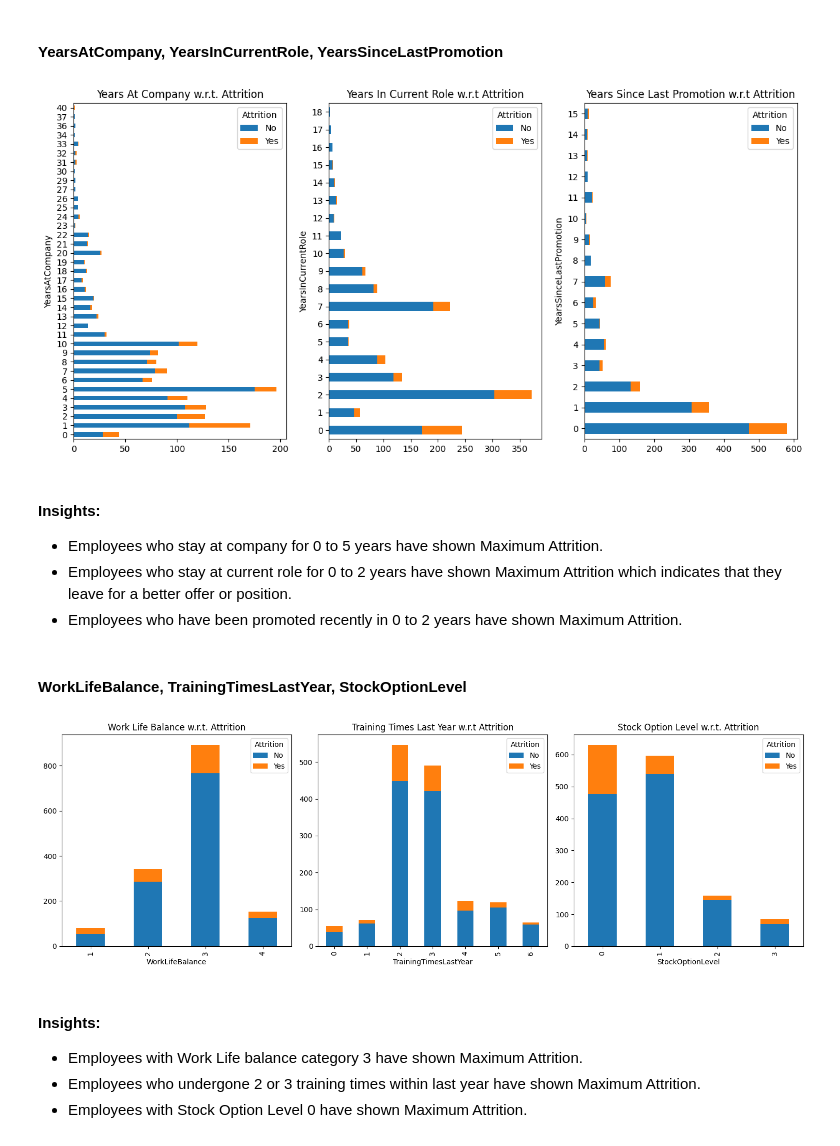
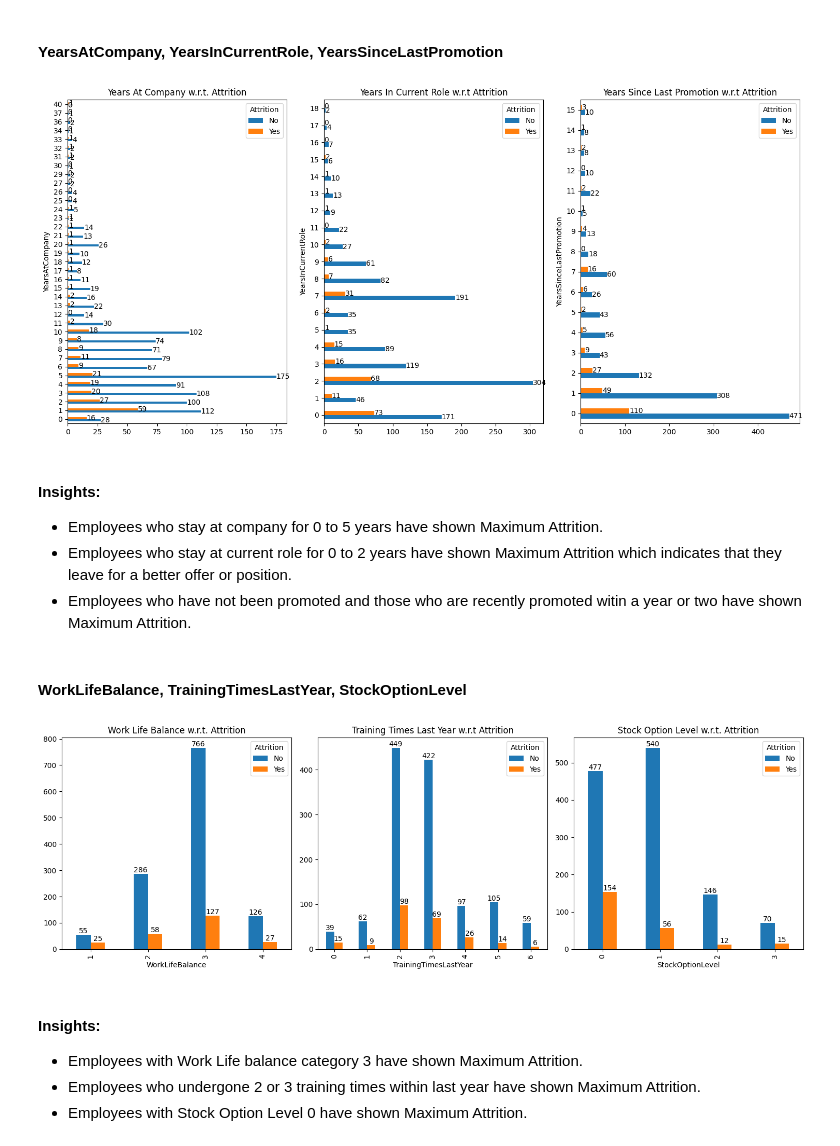
Before and after one commit to Akshay-Paunikar/IBM_Employee_Attrition_ML, a Jupyter notebook: notebook/IBM_Employee_Attrition_EDA.ipynb, the cells around one changed output. Saved outputs shown, nothing was run; the diff lists cells and outputs as text; code cells hidden in the pictures.

```diff
--- a/notebook/IBM_Employee_Attrition_EDA.ipynb
+++ b/notebook/IBM_Employee_Attrition_EDA.ipynb
@@ -474,16 +474,16 @@ plt.show()
 # %% [markdown]
 #### YearsWithCurrManager, PercentSalaryHike, TotalWorkingYears
 # %%
-fig = plt.figure(figsize=(15,5))
+fig = plt.figure(figsize=(15,6))
 
 # YearsWithCurrManager
 
 ax1 = plt.subplot2grid((1,3),(0,0))
 YrsCurrMngr = data.groupby(['Attrition', 'YearsWithCurrManager']).size().reset_index().pivot(
     columns='Attrition', index='YearsWithCurrManager', values=0)
-YrsCurrMngr.plot(kind='bar', stacked=True, ax=ax1)
-# for i in ax1.containers:
-#     ax1.bar_label(i)
+YrsCurrMngr.plot(kind='barh', stacked=False, ax=ax1)
+for i in ax1.containers:
+    ax1.bar_label(i)
 plt.title("Years With Current Manager w.r.t. Attrition")
 
 # PercentSalaryHike
@@ -502,6 +502,6 @@ sns.histplot(data=data, x='TotalWorkingYears', hue='Attrition', kde=True)
 #     ax3.bar_label(i)
 plt.title("Total Working Years w.r.t Attrition")
 
-plt.tight_layout()
+# plt.tight_layout()
 plt.show()
 # %% [output]
@@ -516,45 +516,45 @@ plt.show()
 # %%
 fig = plt.figure(figsize=(15,7))
 
 # YearsAtCompany
 
 ax1 = plt.subplot2grid((1,3),(0,0))
 YrsAtCom = data.groupby(['Attrition', 'YearsAtCompany']).size().reset_index().pivot(
     columns='Attrition', index='YearsAtCompany', values=0)
-YrsAtCom.plot(kind='barh', stacked=True, ax=ax1)
-# for i in ax1.containers:
-#     ax1.bar_label(i)
+YrsAtCom.plot(kind='barh', stacked=False, ax=ax1)
+for i in ax1.containers:
+    ax1.bar_label(i)
 plt.title("Years At Company w.r.t. Attrition")
 
 # YearsInCurrentRole
 
 ax2 = plt.subplot2grid((1,3),(0,1))
 YrsCurrRol = data.groupby(['Attrition', 'YearsInCurrentRole']).size().reset_index().pivot(
     columns='Attrition', index='YearsInCurrentRole', values=0)
-YrsCurrRol.plot(kind='barh', stacked=True, ax=ax2)
-# for i in ax2.containers:
-#     ax2.bar_label(i)
+YrsCurrRol.plot(kind='barh', stacked=False, ax=ax2)
+for i in ax2.containers:
+    ax2.bar_label(i)
 plt.title("Years In Current Role w.r.t Attrition")
 
 # YearsSinceLastPromotion
 
 ax3 = plt.subplot2grid((1,3),(0,2))
 YrsLastProm = data.groupby(['Attrition', 'YearsSinceLastPromotion']).size().reset_index().pivot(
     columns='Attrition', index='YearsSinceLastPromotion', values=0)
-YrsLastProm.plot(kind='barh', stacked=True, ax=ax3)
-# for i in ax3.containers:
-#     ax3.bar_label(i)
+YrsLastProm.plot(kind='barh', stacked=False, ax=ax3)
+for i in ax3.containers:
+    ax3.bar_label(i)
 plt.title("Years Since Last Promotion w.r.t Attrition")
 
-# plt.tight_layout()
+plt.tight_layout()
 plt.show()
 # %% [output]
-[figure, old version]
+[figure, new version]
 # %% [markdown]
 #### Insights:
  - Employees who stay at company for 0 to 5 years have shown Maximum Attrition.
  - Employees who stay at current role for 0 to 2 years have shown Maximum Attrition which indicates that they leave for a better offer or position.
- - Employees who have been promoted recently in 0 to 2 years have shown Maximum Attrition.
+ - Employees who have not been promoted and those who are recently promoted witin a year or two have shown Maximum Attrition.
 # %% [markdown]
 #### WorkLifeBalance, TrainingTimesLastYear, StockOptionLevel
 # %%
@@ -565,9 +565,9 @@ fig = plt.figure(figsize=(15,5))
 ax1 = plt.subplot2grid((1,3),(0,0))
 WLB = data.groupby(['Attrition', 'WorkLifeBalance']).size().reset_index().pivot(
     columns='Attrition', index='WorkLifeBalance', values=0)
-WLB.plot(kind='bar', stacked=True, ax=ax1)
-# for i in ax1.containers:
-#     ax1.bar_label(i)
+WLB.plot(kind='bar', stacked=False, ax=ax1)
+for i in ax1.containers:
+    ax1.bar_label(i)
 plt.title('Work Life Balance w.r.t. Attrition')
 
 # TrainingTimesLastYear
@@ -575,9 +575,9 @@ plt.title('Work Life Balance w.r.t. Attrition')
 ax2 = plt.subplot2grid((1,3),(0,1))
 TTLY = data.groupby(['Attrition', 'TrainingTimesLastYear']).size().reset_index().pivot(
     columns='Attrition', index='TrainingTimesLastYear', values=0)
-TTLY.plot(kind='bar', stacked=True, ax=ax2)
-# for i in ax2.containers:
-#     ax2.bar_label(i)
+TTLY.plot(kind='bar', stacked=False, ax=ax2)
+for i in ax2.containers:
+    ax2.bar_label(i)
 plt.title('Training Times Last Year w.r.t Attrition')
 
 # StockOptionLevel
@@ -585,15 +585,15 @@ plt.title('Training Times Last Year w.r.t Attrition')
 ax3 = plt.subplot2grid((1,3),(0,2))
 SOL = data.groupby(['Attrition', 'StockOptionLevel']).size().reset_index().pivot(
     columns='Attrition', index='StockOptionLevel', values=0)
-SOL.plot(kind='bar', stacked=True, ax=ax3)
-# for i in ax3.containers:
-#     ax3.bar_label(i)
+SOL.plot(kind='bar', stacked=False, ax=ax3)
+for i in ax3.containers:
+    ax3.bar_label(i)
 plt.title('Stock Option Level w.r.t. Attrition')
 
 plt.tight_layout()
 plt.show()
 # %% [output]
-[figure, old version]
+[figure, new version]
 # %% [markdown]
 #### Insights:
  - Employees with Work Life balance category 3 have shown Maximum Attrition.
```
Also changed, not shown: parts of 4 cells of this notebook.
